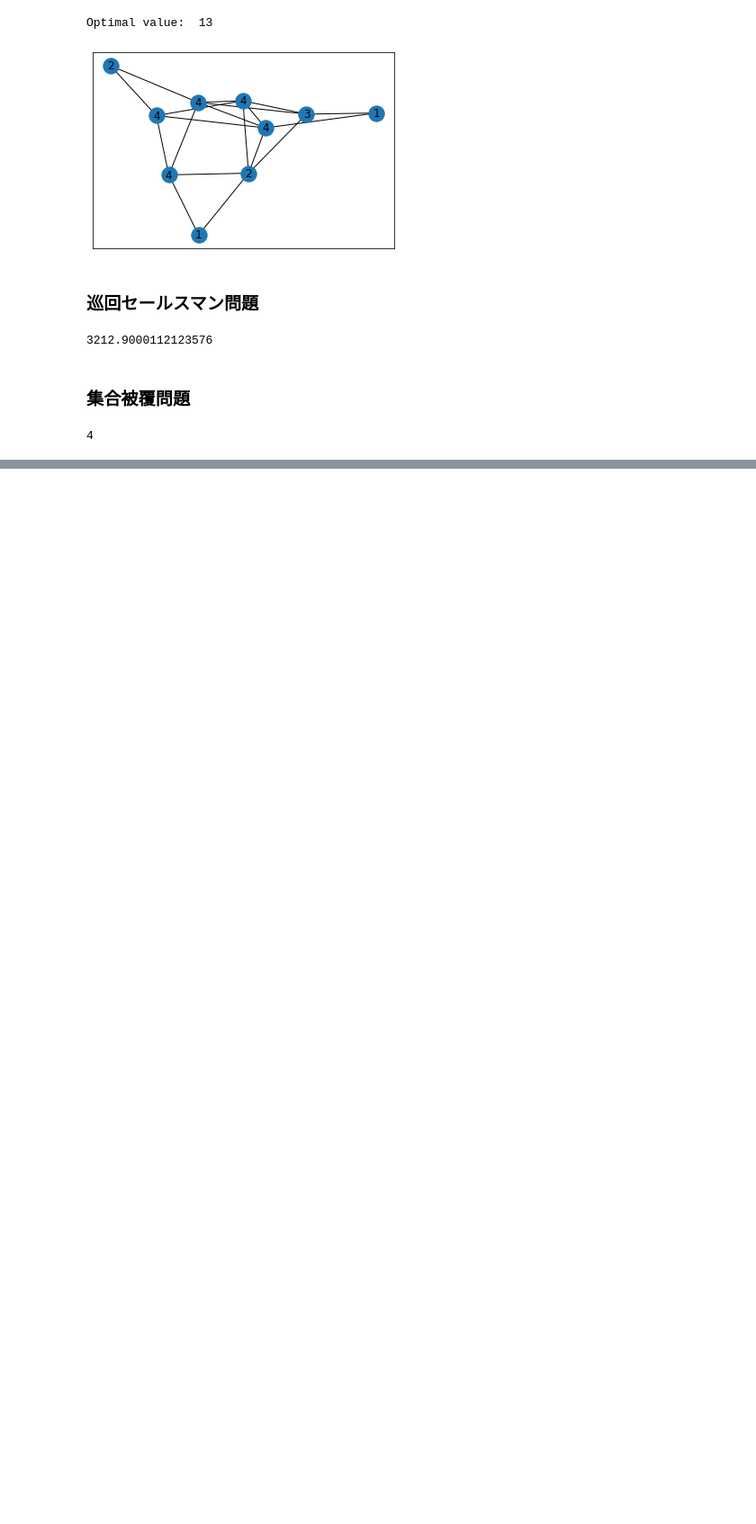
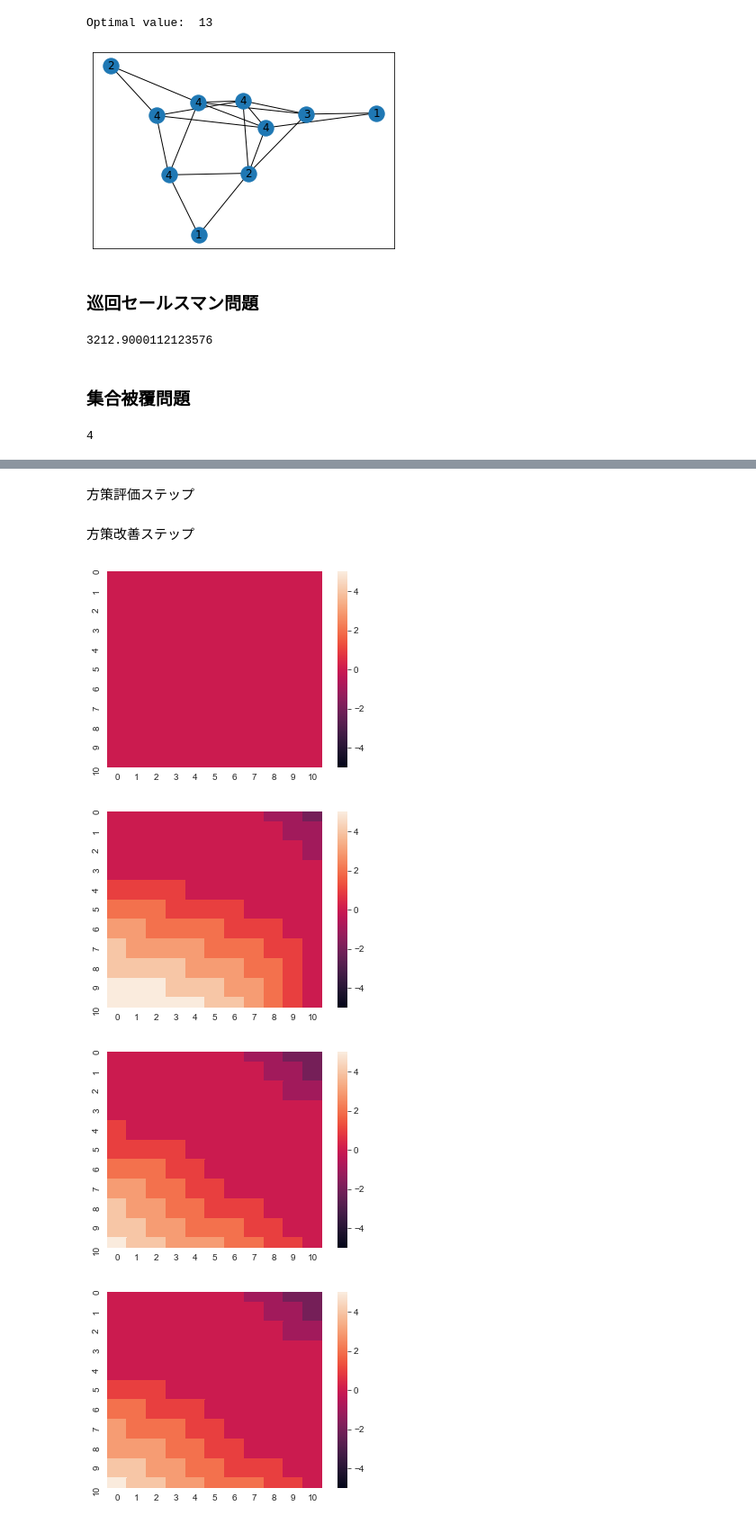
Before and after one commit to Kengo6165/Optimization, a Jupyter notebook: Books/01_Pyhon言語によるビジネスアナリティクス/Chapter 15.ipynb, the cells around one changed output, grey strips where cells are left out. Shown at 90% size. Saved outputs shown, nothing was run; the diff lists cells and outputs as text; code cells hidden in the pictures; blank space fills up the shorter version.

```diff
--- a/Books/01_Pyhon言語によるビジネスアナリティクス/Chapter 15.ipynb
+++ b/Books/01_Pyhon言語によるビジネスアナリティクス/Chapter 15.ipynb
@@ -346,0 +360,4 @@ set_cover(n-1, set(range(m)))
+# %%
+# Poisson分布において値nをとる確率
+def poisson_p(n, lam):
+    return lam**n / (math.e**lam*math.factorial(n))
@@ -346,0 +401,2 @@ set_cover(n-1, set(range(m)))
+# %% [markdown]
+方策評価ステップ
@@ -346,0 +417,46 @@ set_cover(n-1, set(range(m)))
+# %% [markdown]
+方策改善ステップ
+# %%
+# 保管台数がi1, i2であるときにとるべき方策uを決める関数
+def greedy_policy(i1, i2):
+    # とれる方策の範囲
+    u_max = min(i1, max_move)
+    u_min = max(-i2, -max_move)
+    # 初期値
+    best_u = u_min
+    best_val = estimated_val(i1, i2, u_min)
+    for u in range(u_min, u_max+1):
+        val = estimated_val(i1, i2, u)
+        if val > best_val + 1e-7:
+            best_val = val
+            best_u = u
+    return best_u
+# %%
+# 方策改善ステップ
+def policy_imp():
+    sns.set_style('white')
+    sns.heatmap(pi, square=True, vmin=-5, vmax=5)
+    plt.show()
+    changed = False
+    for i1 in range(n_car_dim):
+        for i2 in range(n_car_dim):
+            b = pi[i1][i2]
+            pi[i1][i2] = greedy_policy(i1, i2)
+            if b != pi[i1][i2]:
+                changed = True
+    return changed
+# %%
+prob_1, R_1 = comp_prob_R(n_car_dim, lam_1_r, lam_1_h)
+prob_2, R_2 = comp_prob_R(n_car_dim, lam_2_r, lam_2_h)
+
+changed = True
+while True:
+    policy_eval()
+    changed = policy_imp()
+    if changed == False:
+        break
+# %% [output]
+[figure, added]
+[figure, added]
+[figure, added]
+[figure, added]
```
Also changed, not shown: parts of 7 cells of this notebook.
